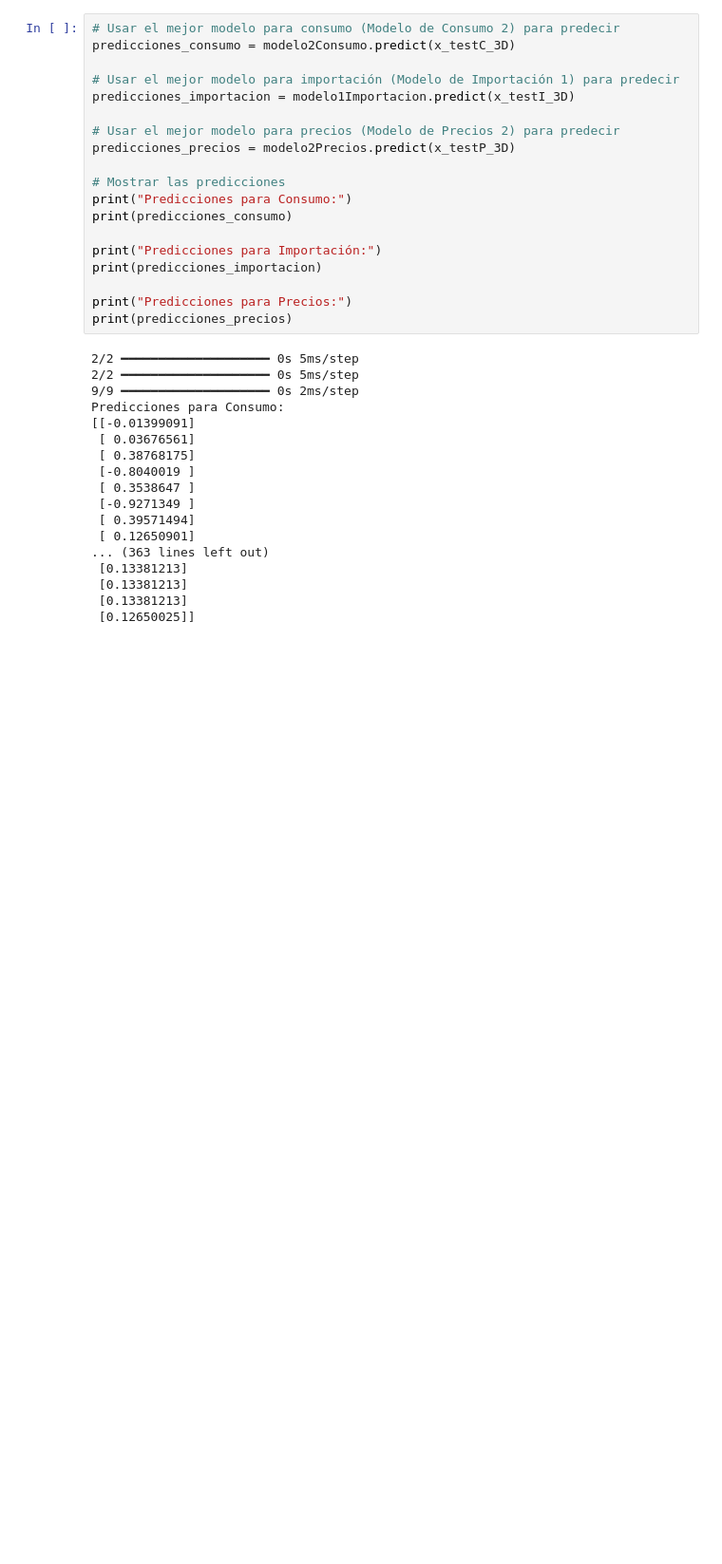
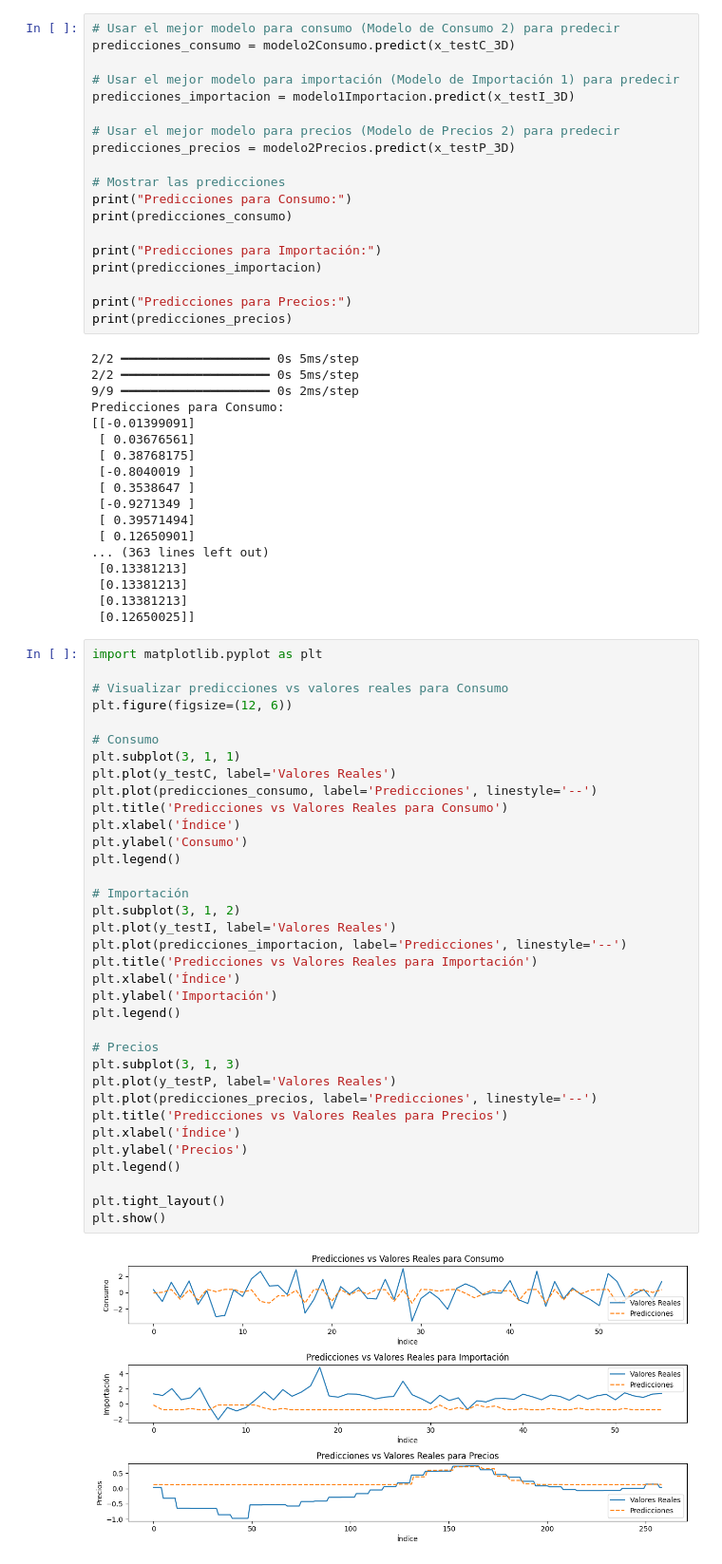
Before and after one commit to MarioGuerra21008/Lab3DataScience, a Jupyter notebook: lab3.ipynb, the cells around one changed output. Shown at 95% size. Saved outputs shown, nothing was run; the diff lists cells and outputs as text; blank space fills up the shorter version.

Commit message:
create graphics for predicts

```diff
--- a/lab3.ipynb
+++ b/lab3.ipynb
@@ -1004,3 +1004,40 @@ Predicciones para Consumo:
  [0.13381213]
  [0.13381213]
  [0.12650025]]
+# %%
+import matplotlib.pyplot as plt
+
+# Visualizar predicciones vs valores reales para Consumo
+plt.figure(figsize=(12, 6))
+
+# Consumo
+plt.subplot(3, 1, 1)
+plt.plot(y_testC, label='Valores Reales')
+plt.plot(predicciones_consumo, label='Predicciones', linestyle='--')
+plt.title('Predicciones vs Valores Reales para Consumo')
+plt.xlabel('Índice')
+plt.ylabel('Consumo')
+plt.legend()
+
+# Importación
+plt.subplot(3, 1, 2)
+plt.plot(y_testI, label='Valores Reales')
+plt.plot(predicciones_importacion, label='Predicciones', linestyle='--')
+plt.title('Predicciones vs Valores Reales para Importación')
+plt.xlabel('Índice')
+plt.ylabel('Importación')
+plt.legend()
+
+# Precios
+plt.subplot(3, 1, 3)
+plt.plot(y_testP, label='Valores Reales')
+plt.plot(predicciones_precios, label='Predicciones', linestyle='--')
+plt.title('Predicciones vs Valores Reales para Precios')
+plt.xlabel('Índice')
+plt.ylabel('Precios')
+plt.legend()
+
+plt.tight_layout()
+plt.show()
+# %% [output]
+[figure, added]
```
